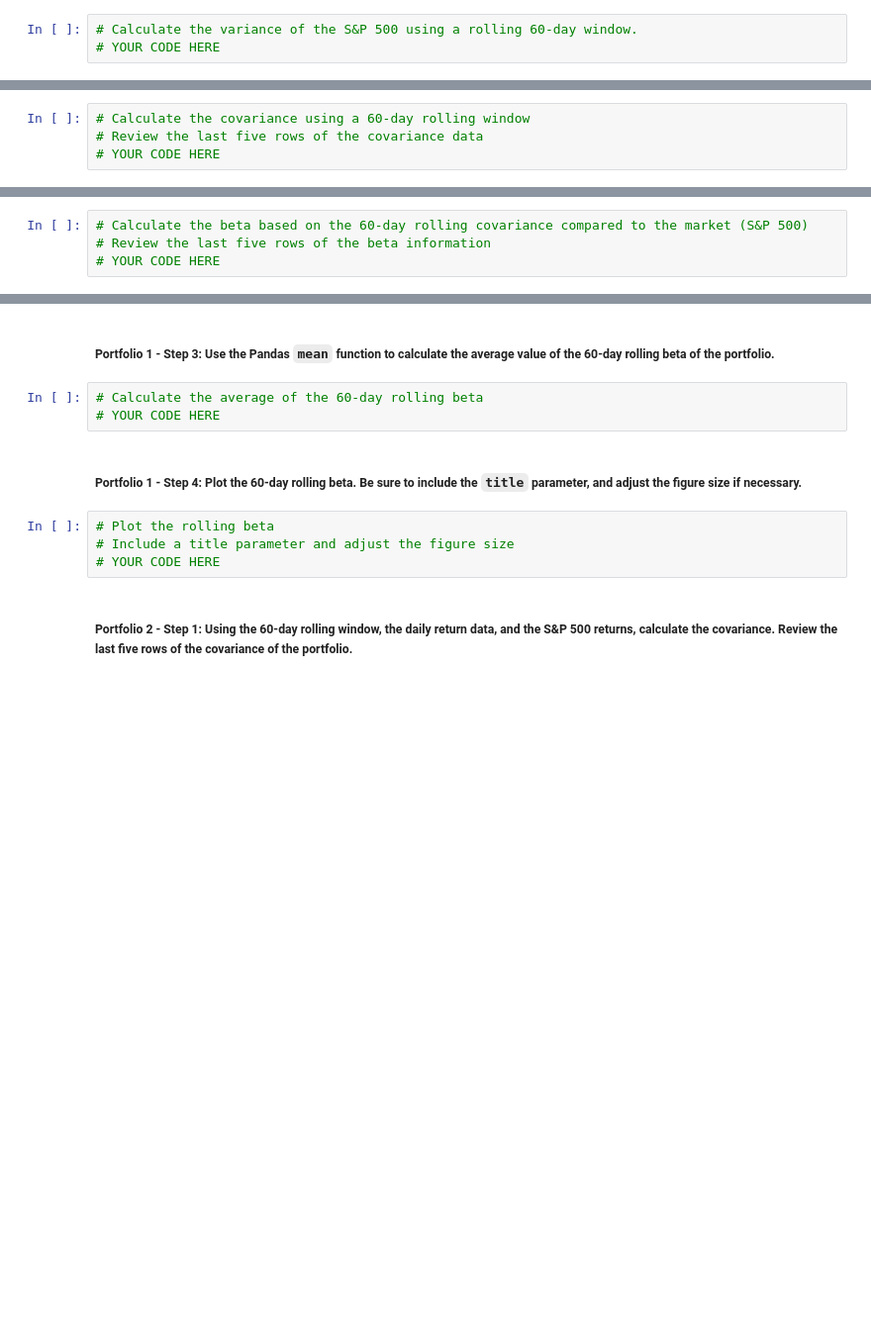
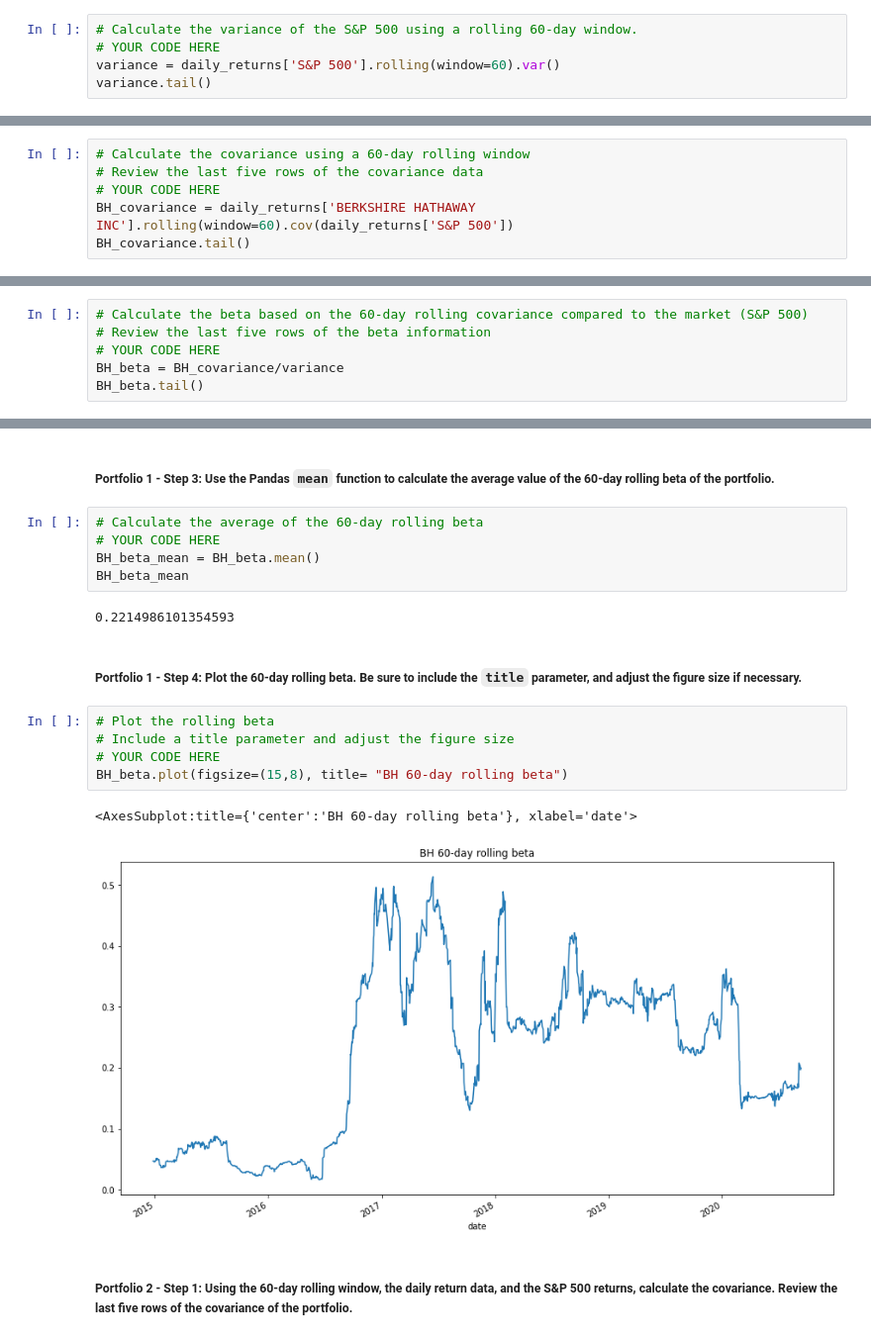
Before and after one commit to sungmoo89/Analyzing-Portfolio, a Jupyter notebook: risk_return_analysis.ipynb, the cells around one changed output, grey strips where cells are left out. Shown at 99% size. Drawn from its saved outputs; the diff is of its cells as text; blank space fills up the shorter version.

```diff
--- a/risk_return_analysis.ipynb
+++ b/risk_return_analysis.ipynb
@@ -340,3 +394,5 @@ Your analysis is nearing completion. Now, you need to evaluate how the portfolio
 # %%
 # Calculate the variance of the S&P 500 using a rolling 60-day window.
 # YOUR CODE HERE
+variance = daily_returns['S&P 500'].rolling(window=60).var()
+variance.tail()
@@ -356,3 +420,5 @@ Your analysis is nearing completion. Now, you need to evaluate how the portfolio
 # Calculate the covariance using a 60-day rolling window
 # Review the last five rows of the covariance data
 # YOUR CODE HERE
+BH_covariance = daily_returns['BERKSHIRE HATHAWAY INC'].rolling(window=60).cov(daily_returns['S&P 500'])
+BH_covariance.tail()
@@ -362,3 +436,5 @@ Your analysis is nearing completion. Now, you need to evaluate how the portfolio
 # Calculate the beta based on the 60-day rolling covariance compared to the market (S&P 500)
 # Review the last five rows of the beta information
 # YOUR CODE HERE
+BH_beta = BH_covariance/variance
+BH_beta.tail()
@@ -367,12 +451,20 @@ Your analysis is nearing completion. Now, you need to evaluate how the portfolio
 # %%
 # Calculate the average of the 60-day rolling beta
 # YOUR CODE HERE
+BH_beta_mean = BH_beta.mean()
+BH_beta_mean
+# %% [output]
+0.2214986101354593
 # %% [markdown]
 ##### Portfolio 1 - Step 4: Plot the 60-day rolling beta. Be sure to include the `title` parameter, and adjust the figure size if necessary.
 # %%
 # Plot the rolling beta
 # Include a title parameter and adjust the figure size
 # YOUR CODE HERE
+BH_beta.plot(figsize=(15,8), title= "BH 60-day rolling beta")
+# %% [output]
+<AxesSubplot:title={'center':'BH 60-day rolling beta'}, xlabel='date'>
+[figure, added]
 # %% [markdown]
 ##### Portfolio 2 - Step 1: Using the 60-day rolling window, the daily return data, and the S&P 500 returns, calculate the covariance. Review the last five rows of the covariance of the portfolio.
 # %%
```
Also changed, not shown: parts of 20 cells of this notebook.
